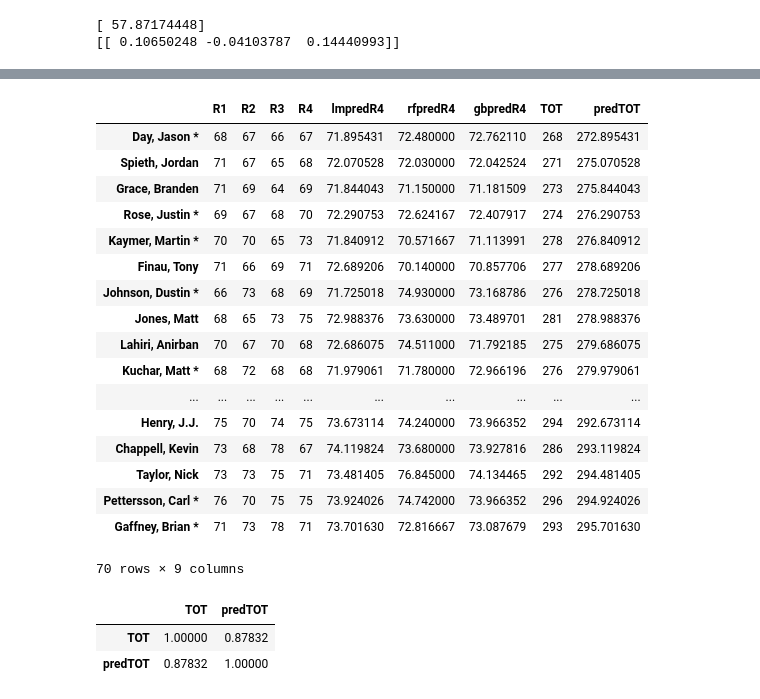
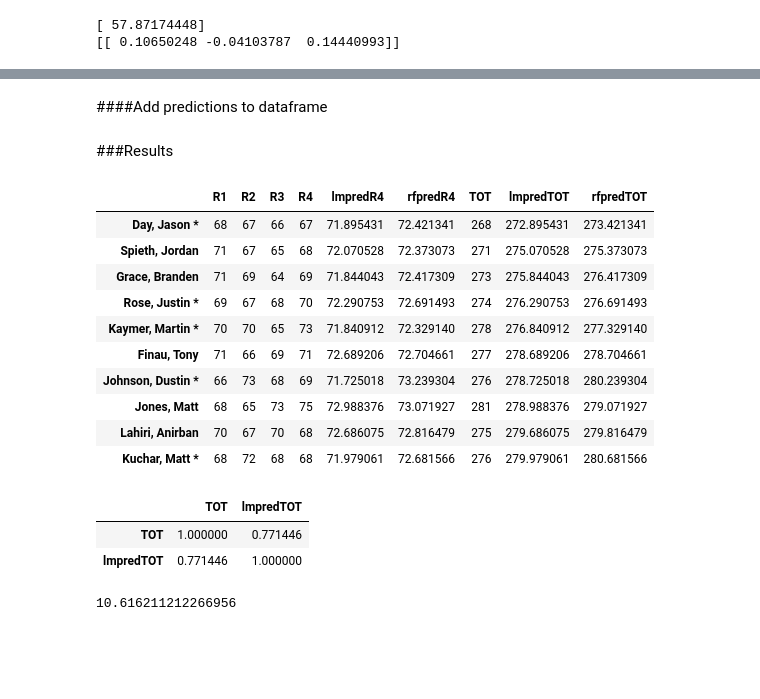
Before and after one commit to ryancjepsen/learning, a Jupyter notebook: pga championship.ipynb, the cells around one changed output, grey strips where cells are left out. Drawn from its saved outputs; the diff is of its cells as text; code cells hidden in the pictures; blank space fills up the shorter version.

```diff
--- a/pga championship.ipynb
+++ b/pga championship.ipynb
@@ -166 +280,17 @@ print(lm.coef_)
+# %%
+n_iter = 10
+
+feat_range = sp_randint(1, x.shape[1])
+depth_range = sp_randint(1, 21)
+boot_range = [True, False]
+
+params = {'max_features':feat_range,
+         'max_depth':depth_range,
+         'bootstrap':boot_range}
+# %%
+rand = RandomizedSearchCV(rfr, params, cv=5, n_jobs=-1, n_iter=n_iter, scoring='mean_squared_error', random_state=91)
+
+random_search = rand.fit(x, y)
+
+rfr = rand.best_estimator_
 # %%
@@ -174,36 +298,36 @@ gbpred = gbr.predict(dftest[[0, 1, 2]])
+# %% [markdown]
+####Add predictions to dataframe
 # %%
 dftest['lmpredR4'] = lmpred
 dftest['rfpredR4'] = rfpred
-dftest['gbpredR4'] = gbpred
-#dftest['avgpredR4'] = dftest[['lmpredR4', 'rfpredR4']].mean(axis=1)
 # %%
 dftest['TOT'] = dftest[[0, 1, 2, 3]].sum(axis=1)
-dftest['predTOT'] = dftest[[0, 1, 2, 4]].sum(axis=1)
+dftest['lmpredTOT'] = dftest[[0, 1, 2, 4]].sum(axis=1)
+dftest['rfpredTOT'] = dftest[[0, 1, 2, 5]].sum(axis=1)
+# %% [markdown]
+###Results
 # %%
-dftest.sort('predTOT')
+dftest.sort('lmpredTOT').head(10)
 # %% [output]
-|  | R1 | R2 | R3 | R4 | lmpredR4 | rfpredR4 | gbpredR4 | TOT | predTOT |
-| Day, Jason * | 68 | 67 | 66 | 67 | 71.895431 | 72.480000 | 72.762110 | 268 | 272.895431 |
-| Spieth, Jordan | 71 | 67 | 65 | 68 | 72.070528 | 72.030000 | 72.042524 | 271 | 275.070528 |
-| Grace, Branden | 71 | 69 | 64 | 69 | 71.844043 | 71.150000 | 71.181509 | 273 | 275.844043 |
-| Rose, Justin * | 69 | 67 | 68 | 70 | 72.290753 | 72.624167 | 72.407917 | 274 | 276.290753 |
-| Kaymer, Martin * | 70 | 70 | 65 | 73 | 71.840912 | 70.571667 | 71.113991 | 278 | 276.840912 |
-| Finau, Tony | 71 | 66 | 69 | 71 | 72.689206 | 70.140000 | 70.857706 | 277 | 278.689206 |
-| Johnson, Dustin * | 66 | 73 | 68 | 69 | 71.725018 | 74.930000 | 73.168786 | 276 | 278.725018 |
-| Jones, Matt | 68 | 65 | 73 | 75 | 72.988376 | 73.630000 | 73.489701 | 281 | 278.988376 |
-| Lahiri, Anirban | 70 | 67 | 70 | 68 | 72.686075 | 74.511000 | 71.792185 | 275 | 279.686075 |
-| Kuchar, Matt * | 68 | 72 | 68 | 68 | 71.979061 | 71.780000 | 72.966196 | 276 | 279.979061 |
-| ... | ... | ... | ... | ... | ... | ... | ... | ... | ... |
-| Henry, J.J. | 75 | 70 | 74 | 75 | 73.673114 | 74.240000 | 73.966352 | 294 | 292.673114 |
-| Chappell, Kevin | 73 | 68 | 78 | 67 | 74.119824 | 73.680000 | 73.927816 | 286 | 293.119824 |
-| Taylor, Nick | 73 | 73 | 75 | 71 | 73.481405 | 76.845000 | 74.134465 | 292 | 294.481405 |
-| Pettersson, Carl * | 76 | 70 | 75 | 75 | 73.924026 | 74.742000 | 73.966352 | 296 | 294.924026 |
-| Gaffney, Brian * | 71 | 73 | 78 | 71 | 73.701630 | 72.816667 | 73.087679 | 293 | 295.701630 |
+|  | R1 | R2 | R3 | R4 | lmpredR4 | rfpredR4 | TOT | lmpredTOT | rfpredTOT |
+| Day, Jason * | 68 | 67 | 66 | 67 | 71.895431 | 72.421341 | 268 | 272.895431 | 273.421341 |
+| Spieth, Jordan | 71 | 67 | 65 | 68 | 72.070528 | 72.373073 | 271 | 275.070528 | 275.373073 |
+| Grace, Branden | 71 | 69 | 64 | 69 | 71.844043 | 72.417309 | 273 | 275.844043 | 276.417309 |
+| Rose, Justin * | 69 | 67 | 68 | 70 | 72.290753 | 72.691493 | 274 | 276.290753 | 276.691493 |
+| Kaymer, Martin * | 70 | 70 | 65 | 73 | 71.840912 | 72.329140 | 278 | 276.840912 | 277.329140 |
+| Finau, Tony | 71 | 66 | 69 | 71 | 72.689206 | 72.704661 | 277 | 278.689206 | 278.704661 |
+| Johnson, Dustin * | 66 | 73 | 68 | 69 | 71.725018 | 73.239304 | 276 | 278.725018 | 280.239304 |
+| Jones, Matt | 68 | 65 | 73 | 75 | 72.988376 | 73.071927 | 281 | 278.988376 | 279.071927 |
+| Lahiri, Anirban | 70 | 67 | 70 | 68 | 72.686075 | 72.816479 | 275 | 279.686075 | 279.816479 |
+| Kuchar, Matt * | 68 | 72 | 68 | 68 | 71.979061 | 72.681566 | 276 | 279.979061 | 280.681566 |
-70 rows × 9 columns
 # %%
-Correlation = dftest[['TOT', 'predTOT']].corr()
-Correlation
+lmRSq = (dftest[['TOT', 'lmpredTOT']].corr())**2
+lmRSq
 # %% [output]
-|  | TOT | predTOT |
-| TOT | 1.00000 | 0.87832 |
-| predTOT | 0.87832 | 1.00000 |
+|  | TOT | lmpredTOT |
+| TOT | 1.000000 | 0.771446 |
+| lmpredTOT | 0.771446 | 1.000000 |
+# %%
+mean_squared_error(dftest['TOT'], dftest['lmpredTOT'])
+# %% [output]
+10.616211212266956
```
Also changed, not shown: parts of 30 cells of this notebook.
